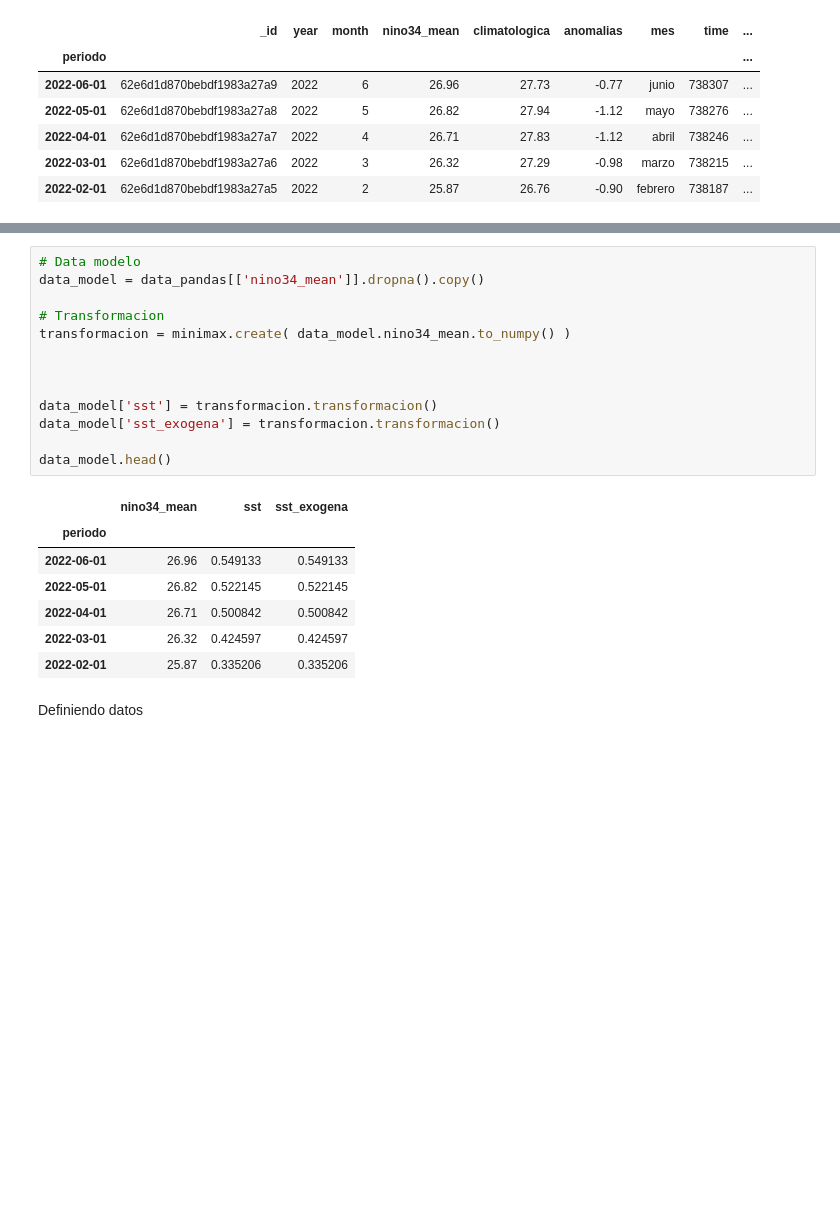
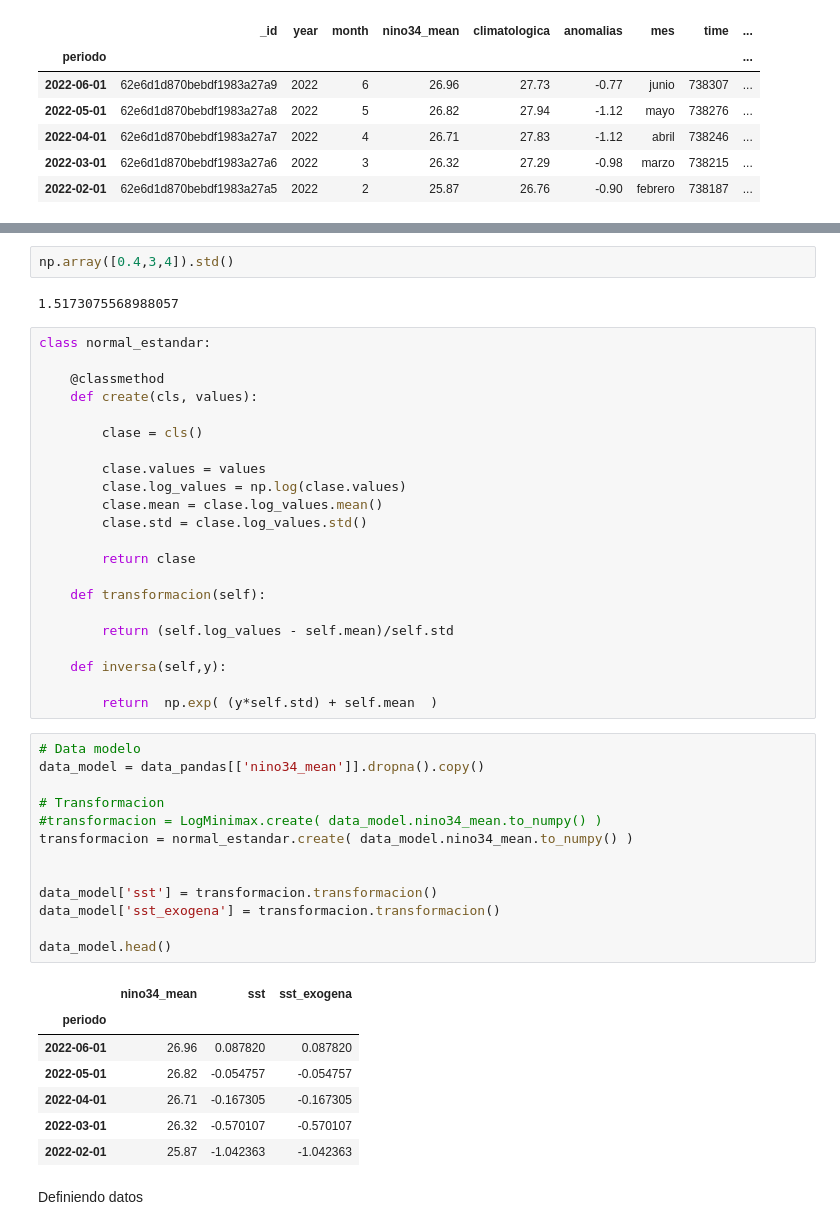
Before and after one commit to esglobe/seev-analytics, a Jupyter notebook: narx_class.ipynb, the cells around one changed output, grey strips where cells are left out. Cells and saved outputs as stored; diff of their text form; blank space fills up the shorter version.

```diff
--- a/narx_class.ipynb
+++ b/narx_class.ipynb
@@ -92,24 +93,50 @@ class minimax:
+# %%
+np.array([0.4,3,4]).std()
+# %% [output]
+1.5173075568988057
+# %%
+class normal_estandar:
+
+    @classmethod
+    def create(cls, values):
+
+        clase = cls()
+
+        clase.values = values
+        clase.log_values = np.log(clase.values)
+        clase.mean = clase.log_values.mean()
+        clase.std = clase.log_values.std()
+
+        return clase
+
+    def transformacion(self):
+
+        return (self.log_values - self.mean)/self.std
+
+    def inversa(self,y):
+
+        return  np.exp( (y*self.std) + self.mean  )
 # %%
 # Data modelo
 data_model = data_pandas[['nino34_mean']].dropna().copy()
 
 # Transformacion
-transformacion = minimax.create( data_model.nino34_mean.to_numpy() )
-
+#transformacion = LogMinimax.create( data_model.nino34_mean.to_numpy() )
+transformacion = normal_estandar.create( data_model.nino34_mean.to_numpy() )
 
 
 data_model['sst'] = transformacion.transformacion()
 data_model['sst_exogena'] = transformacion.transformacion()
 
 data_model.head()
 # %% [output]
 |  | nino34_mean | sst | sst_exogena |
 | periodo |  |  |  |
-| 2022-06-01 | 26.96 | 0.549133 | 0.549133 |
-| 2022-05-01 | 26.82 | 0.522145 | 0.522145 |
-| 2022-04-01 | 26.71 | 0.500842 | 0.500842 |
-| 2022-03-01 | 26.32 | 0.424597 | 0.424597 |
-| 2022-02-01 | 25.87 | 0.335206 | 0.335206 |
+| 2022-06-01 | 26.96 | 0.087820 | 0.087820 |
+| 2022-05-01 | 26.82 | -0.054757 | -0.054757 |
+| 2022-04-01 | 26.71 | -0.167305 | -0.167305 |
+| 2022-03-01 | 26.32 | -0.570107 | -0.570107 |
+| 2022-02-01 | 25.87 | -1.042363 | -1.042363 |
 # %% [markdown]
 Definiendo datos
 # %%
```
Also changed, not shown: parts of 9 cells of this notebook, 4 other files.
